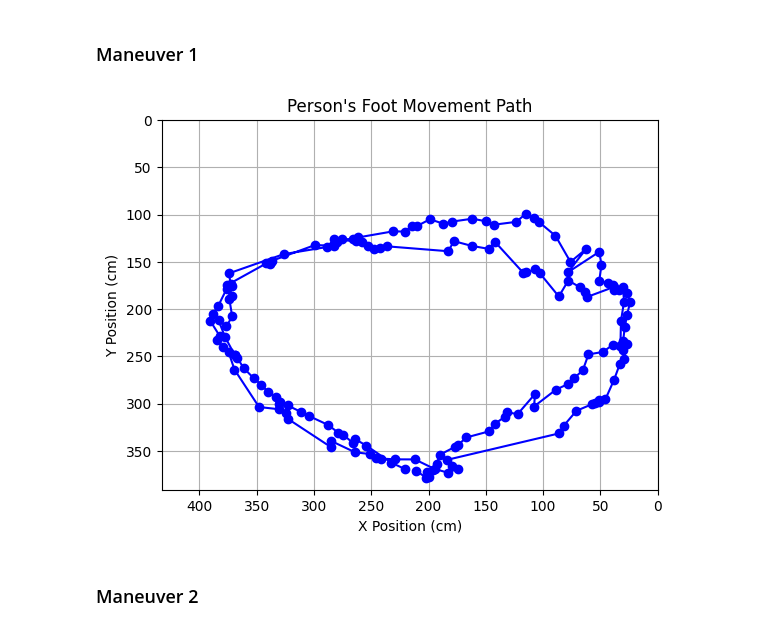
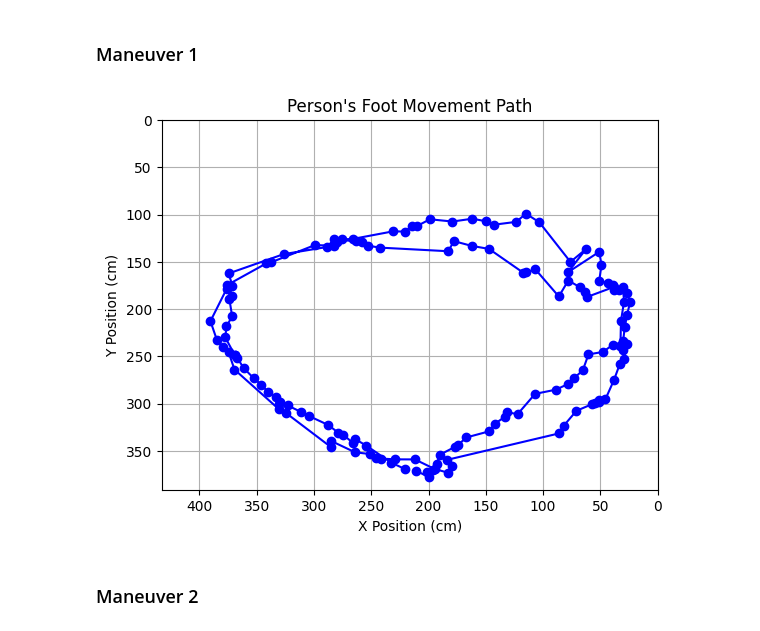
Before and after one commit to spourasgari/trajectory_detection, a Jupyter notebook: visualize.ipynb, the cells around one changed output. Saved outputs shown, nothing was run; the diff lists cells and outputs as text; code cells hidden in the pictures.

```diff
--- a/visualize.ipynb
+++ b/visualize.ipynb
@@ -350,25 +350,25 @@ The std deviation from the actual line is:       6.42 cm
 # %%
 # Load waypoints
 file_name = "maneuver_1"
 output_dir = f"./Recorded Datasets/{file_name}"
 
-# waypoints = np.loadtxt(os.path.join(output_dir, "pose_waypoints_full.txt"), delimiter="\t", comments=None, dtype=str) # Includes None values
-waypoints = np.loadtxt(os.path.join(output_dir, "pose_waypoints_sampled_10hz.txt"), delimiter="\t", comments=None, dtype=str)
+# waypoints = np.loadtxt(os.path.join(output_dir, "pose_waypoints_full_raw.csv"), delimiter=",", comments=None, dtype=str, skiprows=1) # Includes None values
+waypoints = np.loadtxt(os.path.join(output_dir, "pose_waypoints_sampled_10hz_raw.csv"), delimiter=",", comments=None, dtype=str, skiprows=1)
 waypoints = np.array([row for row in waypoints if "None" not in row], dtype=float)
 
 # Plot waypoints
 plt.plot(waypoints[:, 2], waypoints[:, 3], marker="o", linestyle="-", color="blue")
 plt.title("Person's Foot Movement Path")
 plt.xlabel("X Position (cm)")
 plt.ylabel("Y Position (cm)")
 plt.xlim(0, 433)
 plt.ylim(0, 391)
 plt.gca().invert_yaxis()  # Invert Y to match video coordinates
 plt.gca().invert_xaxis()  # Invert X to match video coordinates
 plt.grid(True)
 plt.show()
 # %% [output]
-[figure, old version]
+[figure, new version]
 # %% [markdown]
 ### Maneuver 2
 # %%
```
Also changed, not shown: parts of 13 cells of this notebook, 52 other files.
